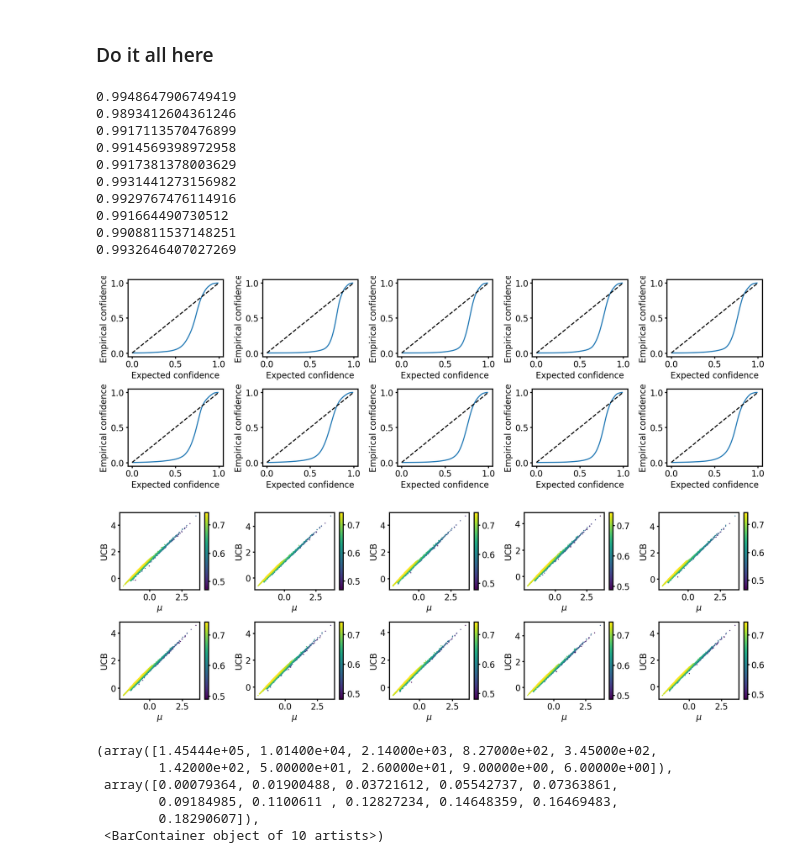
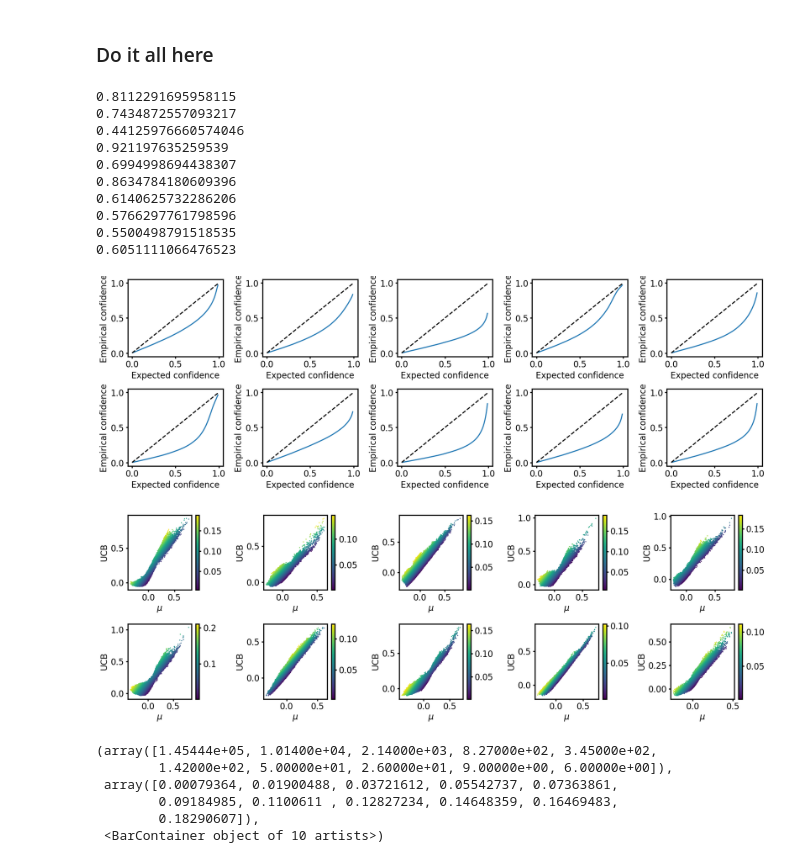
Before and after one commit to jsunn-y/ALDE, a Jupyter notebook: analysis.ipynb, the cells around one changed output. Saved outputs shown, nothing was run; the diff lists cells and outputs as text; code cells hidden in the pictures.

```diff
--- a/analysis.ipynb
+++ b/analysis.ipynb
@@ -362,9 +365,9 @@ plt.figure(2, figsize=(18, 6))
 protein = 'GB1'
 #encoding = 'AA'
 #model = 'GP'
-directory_prefix = '/home/jyang4/repos/DKBO-MLDE/results/UQ_analysis/GB1_onehot/GP_BOTORCH-DO-0-RBF-UCB-[80, 1]_'
+#directory_prefix = '/home/jyang4/repos/DKBO-MLDE/results/UQ_analysis/GB1_onehot/GP_BOTORCH-DO-0-RBF-UCB-[80, 1]_'
 #directory_prefix = '/home/jyang4/repos/DKBO-MLDE/results/UQ_analysis/GB1_AA/MLDE-UCB_'
-#directory_prefix = '/home/jyang4/repos/DKBO-MLDE/results/ensembles/GB1_AA/DNN-ES_ENSEMBLE-DO-0-RBF-UCB-[8, 1]_'
+directory_prefix = '/home/jyang4/repos/DKBO-MLDE/results/ensembles/GB1_ESM2/DNN-ES_ENSEMBLE-DO-0-RBF-UCB-[150, 1]_'
 #directory_prefix = '/home/jyang4/repos/DKBO-MLDE/results/UQ_analysis/GB1_AA/GP_BOTORCH-DO-0-RBF-UCB-[16, 1]_'
 #directory_prefix = '/home/jyang4/repos/DKBO-MLDE/results/UQ_analysis/hyperparameters/GB1_onehot/DKL_BOTORCH-DO-0-RBF-UCB-[30, 30]_'
 #directory_prefix = '/home/jyang4/repos/DKBO-MLDE/results/UQ_analysis/hyperparameters_earlystopping2/GB1_onehot/DKL_BOTORCH-DO-0-RBF-UCB-[30, 30]_'
@@ -472,45 +475,45 @@ for i in range(10):
     plt.tight_layout()
 
     # plt.scatter(x = fitness_df['sigma'], y =fitness_df['mu'], c=fitness_df[fitness_col], cmap='viridis', vmin=0, vmax=1, s=5)
     # #plt.xlim([0, 3])
     # plt.xlabel('$\sigma$')
     # plt.ylabel('$\mu$')
 
     plt.figure(2)
     plt.subplot(2, 5, i+1)
     fitness_df.sort_values('sigma', ascending=True, inplace=True)
     sc = plt.scatter(x = fitness_df['mu'], y =fitness_df['UCB'], c=fitness_df['sigma'], cmap='viridis', s=1)
     plt.colorbar(sc)
     # sns.jointplot(x = fitness_df['mu'], y =fitness_df['UCB'])
     plt.xlabel('$\mu$')
     plt.ylabel('UCB')
     plt.tight_layout()
 
     # plt.scatter(x = fitness_df['sigma'], y =fitness_df['error'], c=fitness_df[fitness_col], cmap='viridis', s=5)
     # plt.title(pearsonr(fitness_df['sigma'], fitness_df['error'])[0].round(2))
     # plt.xlabel('$\sigma$')
     # plt.ylabel('error')
 
     # fitness_df = fitness_df[fitness_df['normalized_sigma'] < 1]
     # plt.scatter(x = fitness_df['normalized_sigma'], y =fitness_df['normalized_error'], c=fitness_df[fitness_col], cmap='viridis', s=5)
     # plt.xlim([0, 1])
     # #plt.ylim([0, 10])
     # plt.title(pearsonr(fitness_df['normalized_sigma'], fitness_df['normalized_error'])[0].round(2))
     # plt.xlabel('normalized $\sigma$')
     # plt.ylabel('normalized error')
 # %% [output]
-0.9948647906749419
-0.9893412604361246
-0.9917113570476899
-0.9914569398972958
-0.9917381378003629
-0.9931441273156982
-0.9929767476114916
-0.991664490730512
-0.9908811537148251
-0.9932646407027269
+0.8112291695958115
+0.7434872557093217
+0.44125976660574046
+0.921197635259539
+0.6994998694438307
+0.8634784180609396
+0.6140625732286206
+0.5766297761798596
+0.5500498791518535
+0.6051111066476523
-[figure, old version]
+[figure, new version]
-[figure, old version]
+[figure, new version]
 # %%
 plt.hist(fitness_df['sigma'])
 # %% [output]
```
Also changed, not shown: parts of 2 cells of this notebook, 6 other files.
